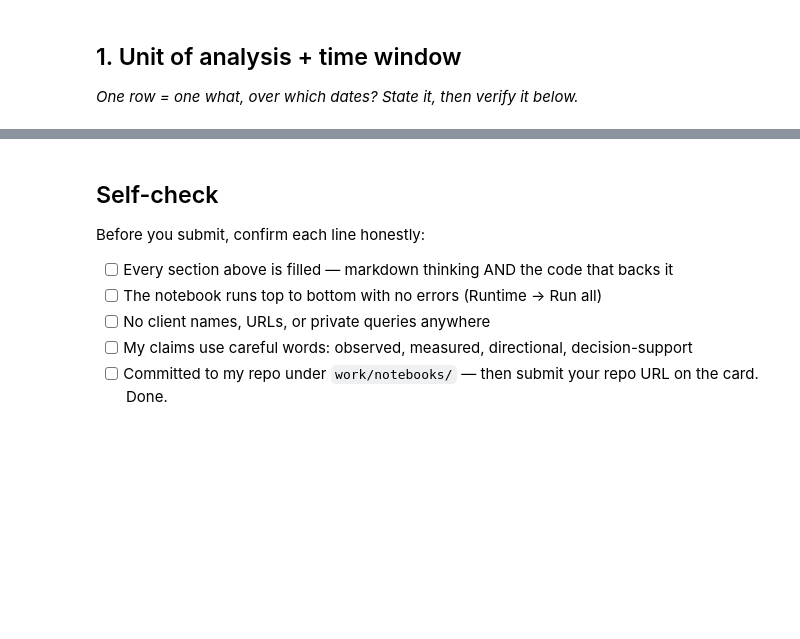
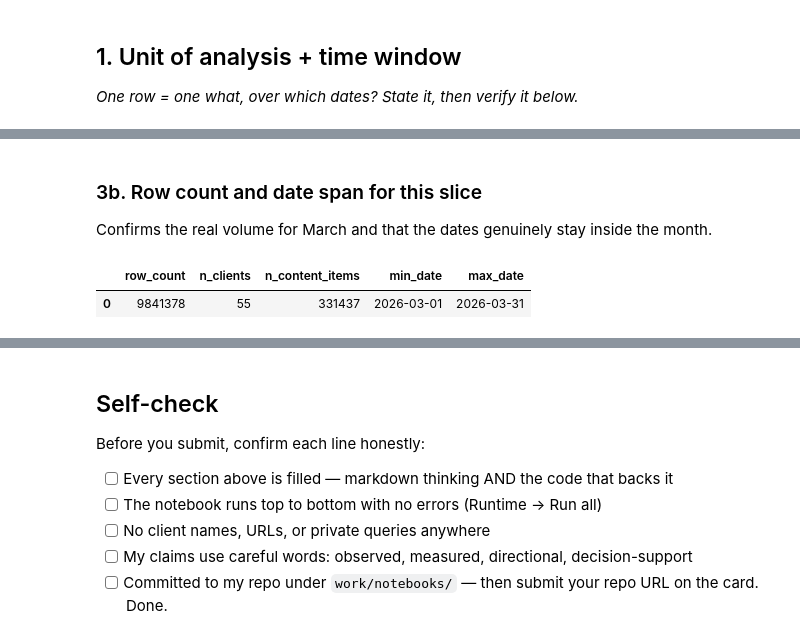
Before and after one commit to Hafiz-Taha-Hussain/Flyrank-Work, a Jupyter notebook: work/notebooks/w03_data_contract.ipynb, the cells around one changed output, grey strips where cells are left out. Cells and saved outputs as stored; diff of their text form; code cells hidden in the pictures; blank space fills up the shorter version.

```diff
--- a/work/notebooks/w03_data_contract.ipynb
+++ b/work/notebooks/w03_data_contract.ipynb
@@ -24,0 +162,16 @@ This skeleton is yours to fill. Work the sections **in order** — each one has
+# %% [markdown]
+### 3b. Row count and date span for this slice
+Confirms the real volume for March and that the dates genuinely stay inside the month.
+# %%
+con.sql(f"""
+SELECT
+    COUNT(*)                    AS row_count,
+    COUNT(DISTINCT client_hash_id)   AS n_clients,
+    COUNT(DISTINCT content_hash_id)  AS n_content_items,
+    MIN(report_date)            AS min_date,
+    MAX(report_date)            AS max_date
+FROM '{MARCH_GLOB}'
+""").df()
+# %% [output]
+|  | row_count | n_clients | n_content_items | min_date | max_date |
+| 0 | 9841378 | 55 | 331437 | 2026-03-01 | 2026-03-31 |
```
Also changed, not shown: parts of 19 cells of this notebook.
